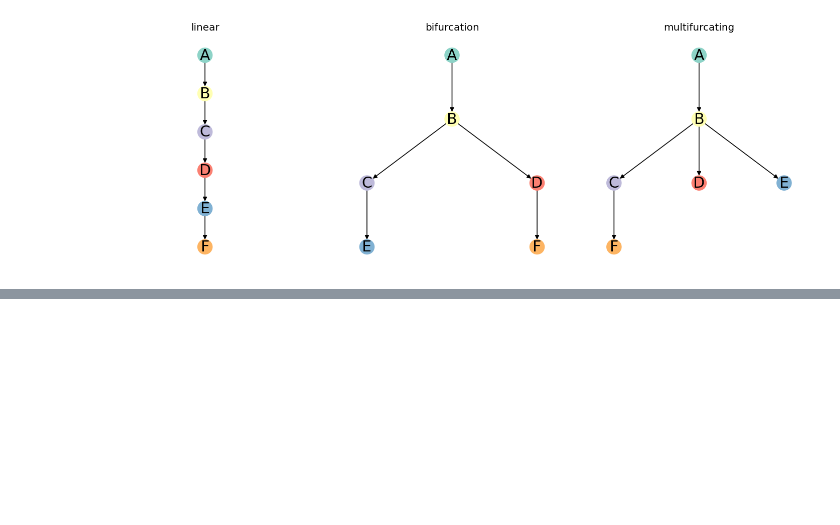
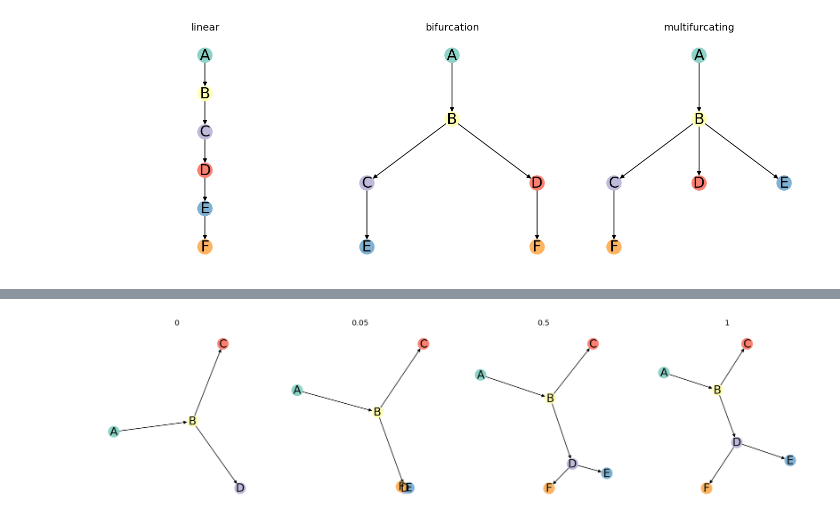
Before and after one commit to HuangDDU/CellFateExplorer, a Jupyter notebook: benchmark/notebook/02-metrics/01-metric_characterisation/02-topology.ipynb, the cells around one changed output, grey strips where cells are left out. Cells and saved outputs as stored; diff of their text form; code cells hidden in the pictures; blank space fills up the shorter version.

```diff
--- a/benchmark/notebook/02-metrics/01-metric_characterisation/02-topology.ipynb
+++ b/benchmark/notebook/02-metrics/01-metric_characterisation/02-topology.ipynb
@@ -35,0 +121,24 @@ for id, trajectory in fadata_dict.items():
+# %%
+# 细微干扰数据基于milestone_network
+topology = pd.DataFrame(
+    data=[
+        ["A", "B"],
+        ["B", "D"],
+        ["B", "C"],
+        ["D", "E"],
+        ["D", "F"],
+    ],
+    columns=["from", "to"]
+)
+# 在DE，DE边上延长
+new_length_list = [0, 0.05, 0.5, 1]
+milestone_netowrk_dict = {}
+for new_length in new_length_list:
+    milestone_netowrk = topology.copy()
+    milestone_netowrk["directed "] = True
+    milestone_netowrk["length"] = 1
+    milestone_netowrk.loc[milestone_netowrk.apply(lambda x: x["from"]=="D", axis=1), "length"] = new_length
+    milestone_netowrk = milestone_netowrk[milestone_netowrk["length"] !=0] # 过滤为0的边
+    milestone_netowrk_dict[new_length] = milestone_netowrk
+
+milestone_netowrk_dict
@@ -35,0 +163,17 @@ for id, trajectory in fadata_dict.items():
+# %%
+# 构造轨迹
+fadata_dict = {}
+for id, milestone_netowrk in milestone_netowrk_dict.items():
+    trajectory = cfe.data.generate_trajectory(milestone_netowrk, id)
+    fadata_dict[id] = trajectory
+
+# 可视化
+n = len(fadata_dict)
+fig, ax = plt.subplots(1, n, figsize=(n * 5, 5), dpi=120)
+i = 0
+for id, trajectory in fadata_dict.items():
+    cfe.plot.plot_topology(trajectory, ax=ax[i], nx_draw_kwrags={"font_size": 18}, layout="neato")
+    ax[i].set_title(id)
+    i += 1
+# %% [output]
+[figure, added]
```
Also changed, not shown: parts of 13 cells of this notebook, 9 other files.
